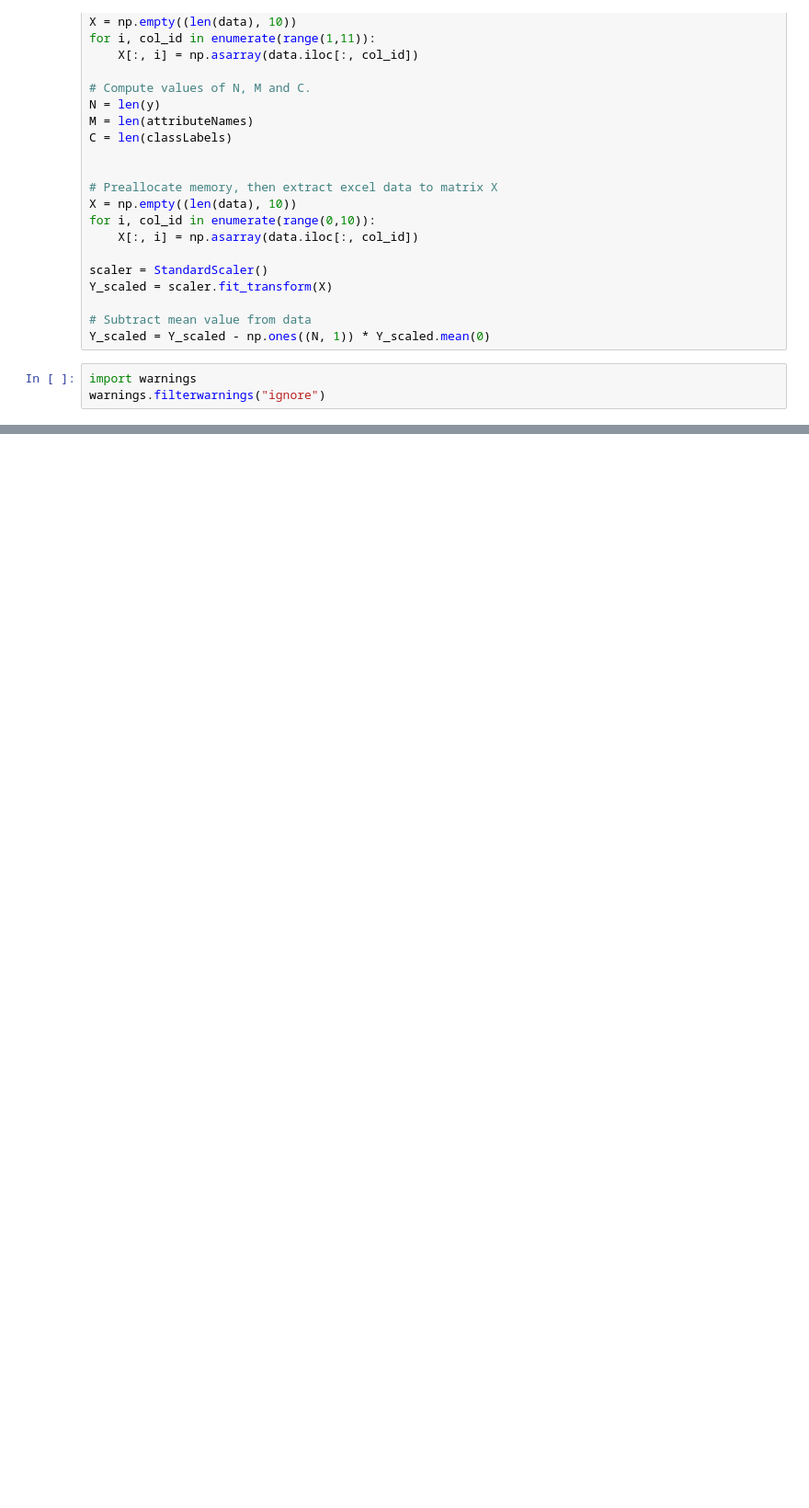
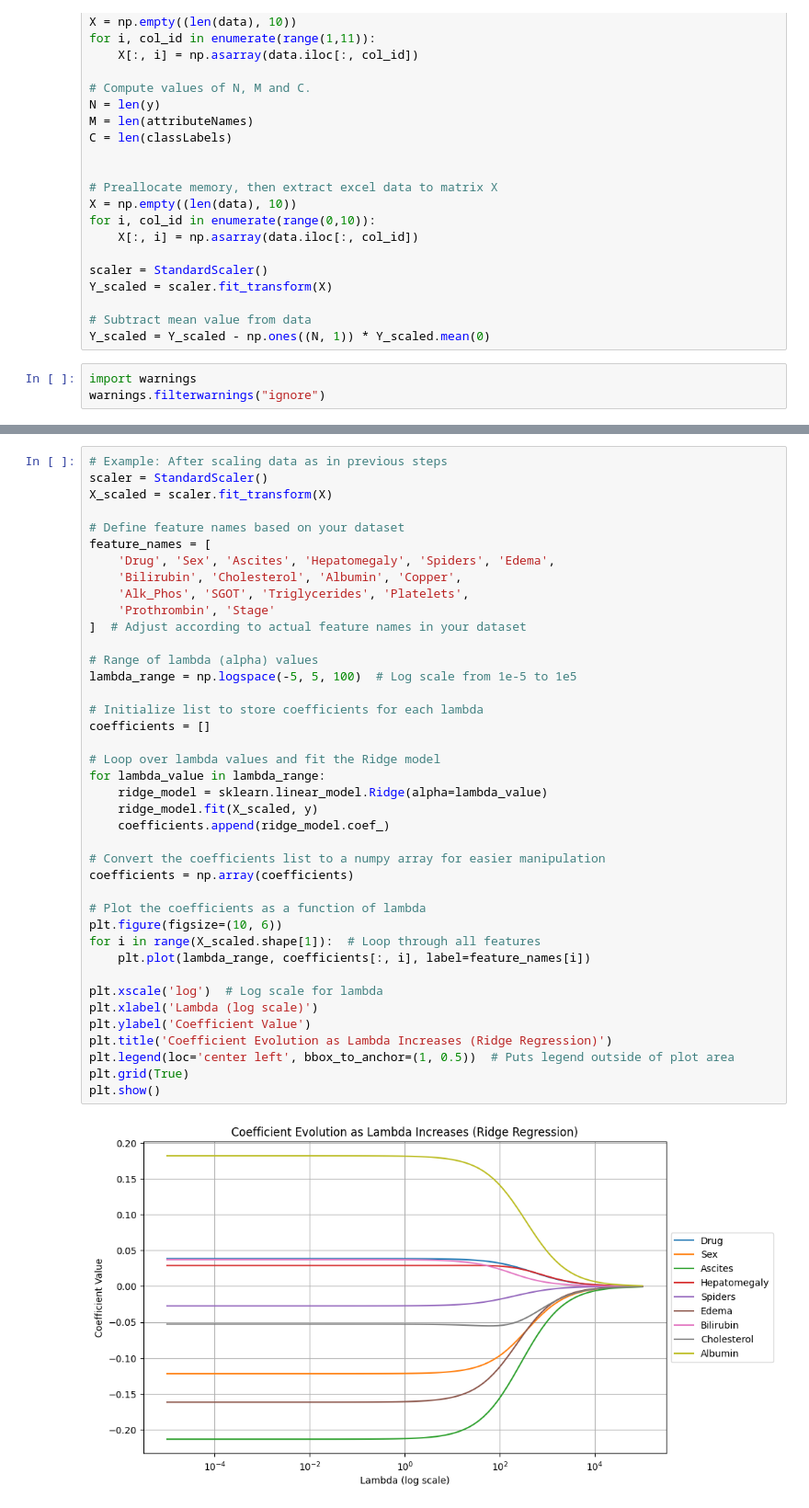
Before and after one commit to OBaldris/IntroML-Project, a Jupyter notebook: regression.ipynb, the cells around one changed output, grey strips where cells are left out. Shown: that part at 92% size. Drawn from its saved outputs; the diff is of its cells as text; blank space fills up the shorter version.

Commit message:
final code for regression part 1

```diff
--- a/regression.ipynb
+++ b/regression.ipynb
@@ -217,0 +225,42 @@ Cross-validation fold: 5/10
+# %%
+# Example: After scaling data as in previous steps
+scaler = StandardScaler()
+X_scaled = scaler.fit_transform(X)
+
+# Define feature names based on your dataset
+feature_names = [
+    'Drug', 'Sex', 'Ascites', 'Hepatomegaly', 'Spiders', 'Edema',
+    'Bilirubin', 'Cholesterol', 'Albumin', 'Copper',
+    'Alk_Phos', 'SGOT', 'Triglycerides', 'Platelets',
+    'Prothrombin', 'Stage'
+]  # Adjust according to actual feature names in your dataset
+
+# Range of lambda (alpha) values
+lambda_range = np.logspace(-5, 5, 100)  # Log scale from 1e-5 to 1e5
+
+# Initialize list to store coefficients for each lambda
+coefficients = []
+
+# Loop over lambda values and fit the Ridge model
+for lambda_value in lambda_range:
+    ridge_model = sklearn.linear_model.Ridge(alpha=lambda_value)
+    ridge_model.fit(X_scaled, y)
+    coefficients.append(ridge_model.coef_)
+
+# Convert the coefficients list to a numpy array for easier manipulation
+coefficients = np.array(coefficients)
+
+# Plot the coefficients as a function of lambda
+plt.figure(figsize=(10, 6))
+for i in range(X_scaled.shape[1]):  # Loop through all features
+    plt.plot(lambda_range, coefficients[:, i], label=feature_names[i])
+
+plt.xscale('log')  # Log scale for lambda
+plt.xlabel('Lambda (log scale)')
+plt.ylabel('Coefficient Value')
+plt.title('Coefficient Evolution as Lambda Increases (Ridge Regression)')
+plt.legend(loc='center left', bbox_to_anchor=(1, 0.5))  # Puts legend outside of plot area
+plt.grid(True)
+plt.show()
+# %% [output]
+[figure, added]
```
Also changed, not shown: parts of 1 cell of this notebook, 1 other file.
